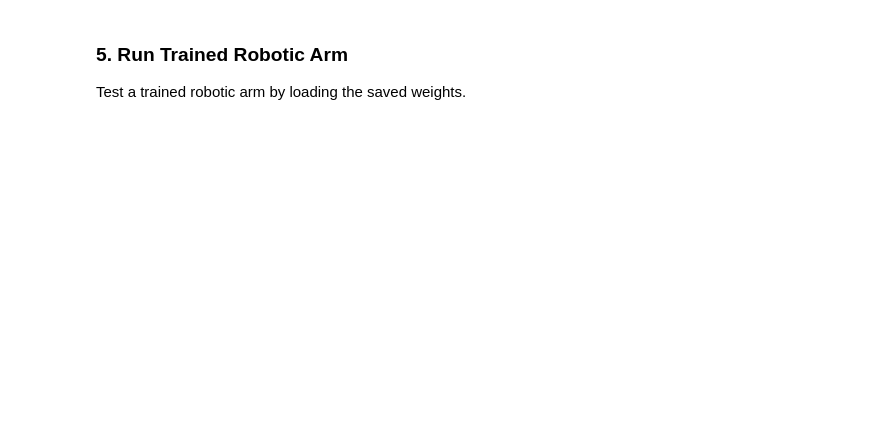
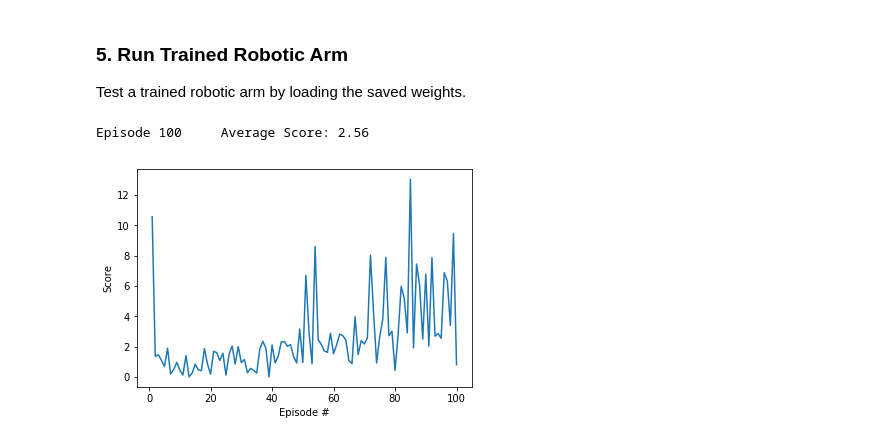
Before and after one commit to atbasu/deep-reinforcement-learning-continuous-improvement-master, a Jupyter notebook: Continuous_Control.ipynb, the cells around one changed output. Drawn from its saved outputs; the diff is of its cells as text; code cells hidden in the pictures; blank space fills up the shorter version.

```diff
--- a/Continuous_Control.ipynb
+++ b/Continuous_Control.ipynb
@@ -199,9 +200,22 @@ Episode 315     Average Score: 24.21
 
 Test a trained robotic arm by loading the saved weights.
 # %%
+env_info = env.reset(train_mode=False)[brain_name]
 agent = Agent(state_size=state_size, action_size=action_size, random_seed=10)
 agent.actor_local.load_state_dict(torch.load('checkpoint_actor.pth'))
-agent.critic_local.load_state_dict(torch.load('checkpoint_actor.pth'))
+agent.critic_local.load_state_dict(torch.load('checkpoint_critic.pth'))
 scores = ddpg(n_episodes = 100)
+# %% [output]
+Episode 100     Average Score: 2.56
+# %%
+fig = plt.figure()
+ax = fig.add_subplot(111)
+plt.plot(np.arange(1, len(scores)+1), scores)
+plt.ylabel('Score')
+plt.xlabel('Episode #')
+plt.savefig('trained_agent_plot_{0}_{1}.png'.format(100,'_256_256'))
+plt.show()
+# %% [output]
+[figure, added]
 # %%
 env.close()
```
Also changed, not shown: parts of 2 cells of this notebook, 9 other files.
